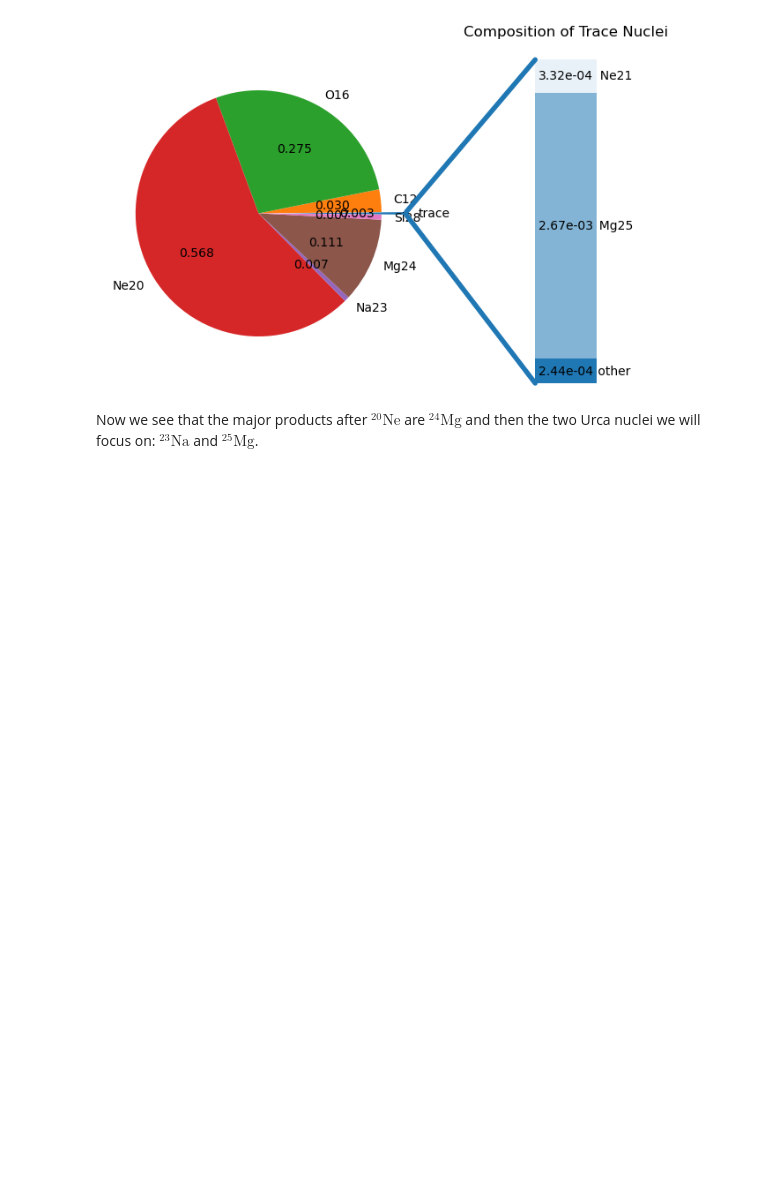
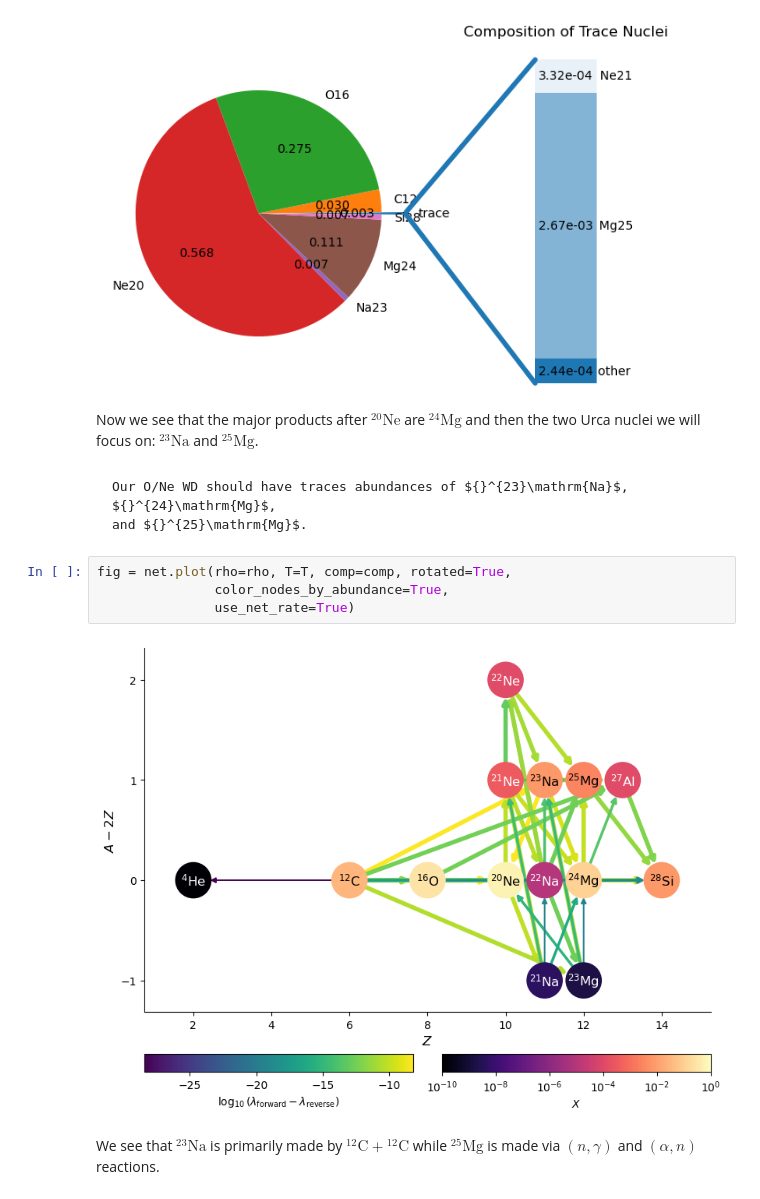
Before and after one commit to zingale/mesa-labs, a Jupyter notebook: docs/source/c-burning-products.ipynb, the cells around one changed output. Drawn from its saved outputs; the diff is of its cells as text; blank space fills up the shorter version.

````diff
--- a/docs/source/c-burning-products.ipynb
+++ b/docs/source/c-burning-products.ipynb
@@ -67,3 +67,17 @@ fig = comp.plot(trace_threshold=5.e-3)
 [figure]
 # %% [markdown]
 Now we see that the major products after ${}^{20}\mathrm{Ne}$ are ${}^{24}\mathrm{Mg}$ and then the two Urca nuclei we will focus on: ${}^{23}\mathrm{Na}$ and ${}^{25}\mathrm{Mg}$.
+# %% [markdown]
+```{important}
+Our O/Ne WD should have traces abundances of ${}^{23}\mathrm{Na}$, ${}^{24}\mathrm{Mg}$,
+and ${}^{25}\mathrm{Mg}$.
+```
+# %%
+fig = net.plot(rho=rho, T=T, comp=comp, rotated=True,
+               color_nodes_by_abundance=True,
+               use_net_rate=True)
+# %% [output]
+[figure, added]
+# %% [markdown]
+We see that ${}^{23}\mathrm{Na}$ is primarily made by ${}^{12}\mathrm{C} + {}^{12}\mathrm{C}$
+while ${}^{25}\mathrm{Mg}$ is made via $(n,\gamma)$ and $(\alpha, n)$ reactions.
````
Also changed, not shown: 1 other file.
